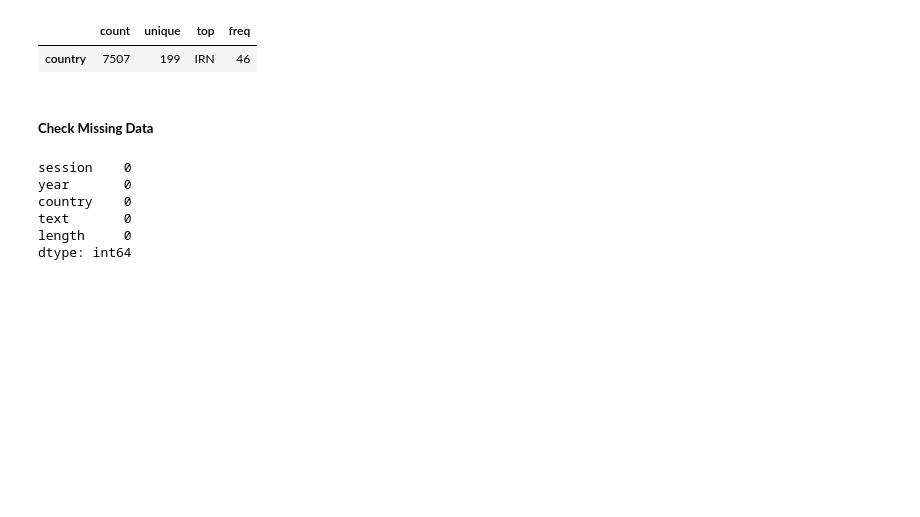
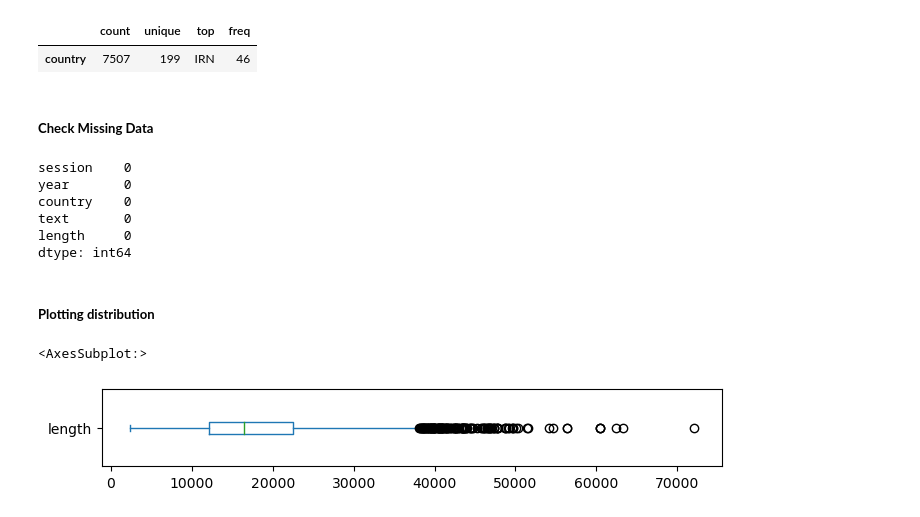
Before and after one commit to SamapanThongmee/CPE393_Text_Analytics, a Jupyter notebook: Lecture_2_Text_Visualization.ipynb, the cells around one changed output. Cells and saved outputs as stored; diff of their text form; code cells hidden in the pictures; blank space fills up the shorter version.

```diff
--- a/Lecture_2_Text_Visualization.ipynb
+++ b/Lecture_2_Text_Visualization.ipynb
@@ -87,3 +89,10 @@ country    0
 text       0
 length     0
 dtype: int64
+# %% [markdown]
+##### <b>Plotting distribution</b>
+# %%
+df['length'].plot(kind='box', vert=False, figsize=(8,1))
+# %% [output]
+<AxesSubplot:>
+[figure, added]
```
Also changed, not shown: parts of 2 cells of this notebook.
